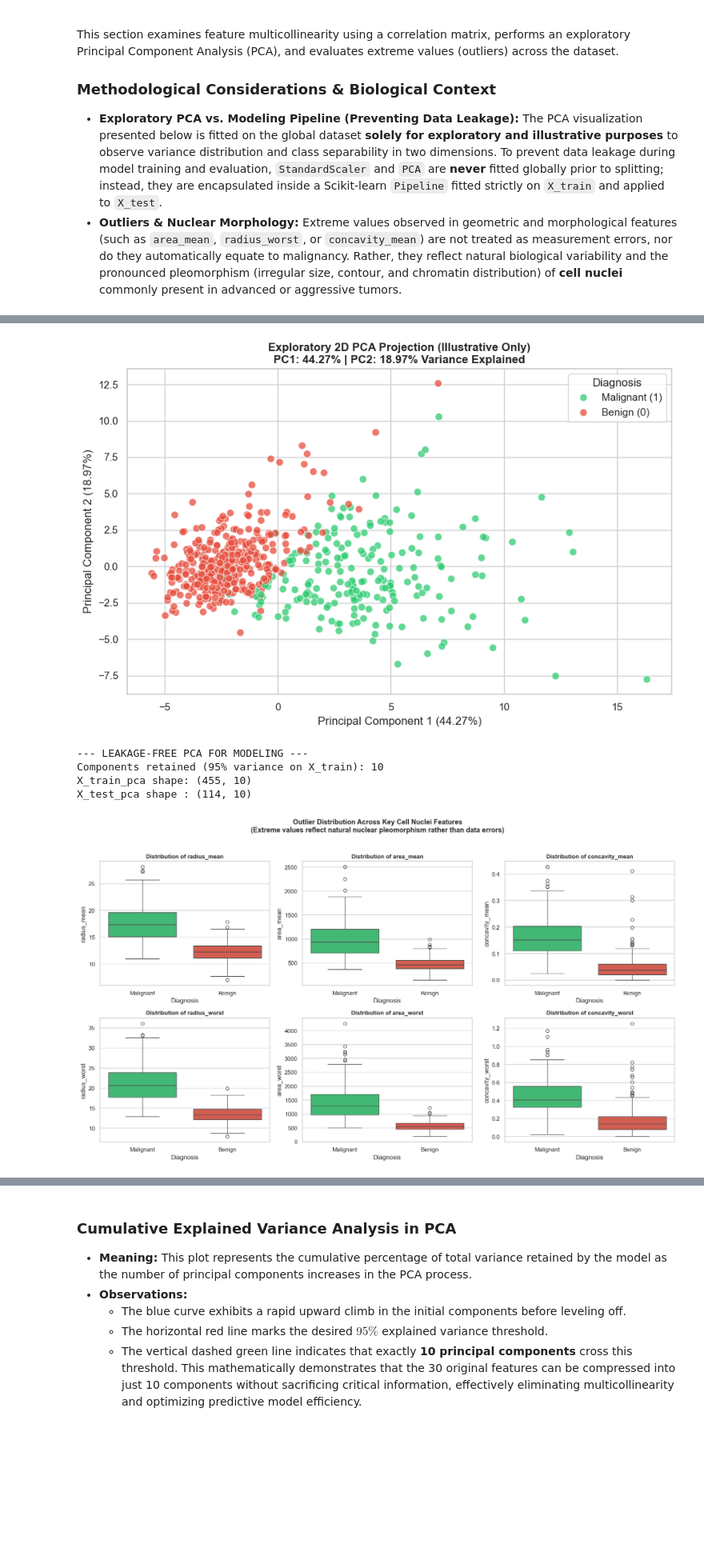
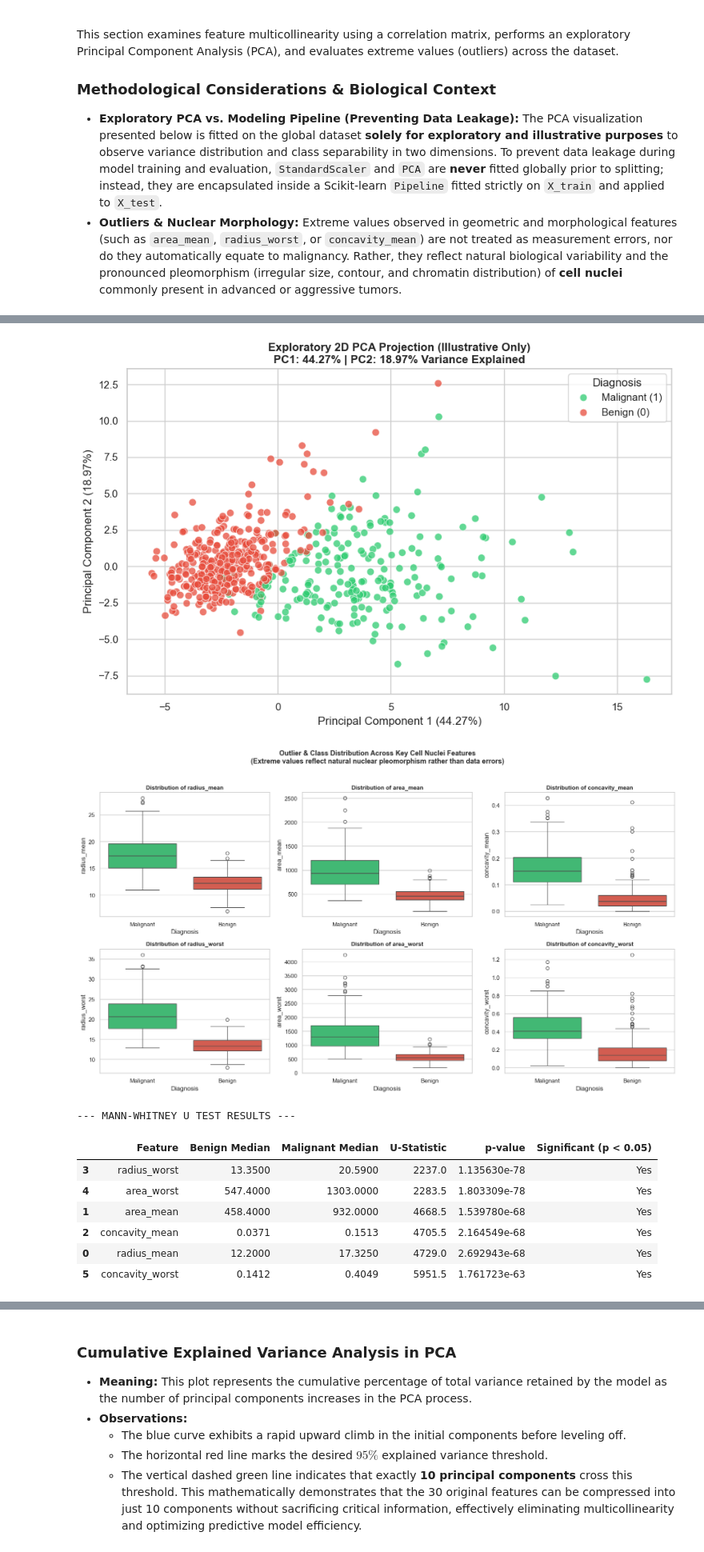
Before and after one commit to 2026739-Jose/CA1-Machine-Learning-Project, a Jupyter notebook: 2026739-Jose_CA1-Machine-Learning-Project_v3.ipynb, the cells around one changed output, grey strips where cells are left out. Shown at 80% size. Drawn from its saved outputs; the diff is of its cells as text; code cells hidden in the pictures; blank space fills up the shorter version.

```diff
--- a/2026739-Jose_CA1-Machine-Learning-Project_v3.ipynb
+++ b/2026739-Jose_CA1-Machine-Learning-Project_v3.ipynb
@@ -327,6 +238,7 @@ import seaborn as sns
 from sklearn.preprocessing import StandardScaler
 from sklearn.decomposition import PCA
 from sklearn.pipeline import Pipeline
+from scipy.stats import mannwhitneyu
 
 # ==========================================
 # 1. MULTICOLLINEARITY ANALYSIS (CORRELATION HEATMAP)
@@ -354,7 +266,7 @@ plt.show()
 # 2. EXPLORATORY PCA (ILLUSTRATIVE ONLY - NO DATA LEAKAGE)
 # ==========================================
 # Note: Fitted on global X strictly for 2D visual exploration.
-# For modeling, scaling and PCA are fitted exclusively on X_train inside a Pipeline.
+# For modeling, scaling and PCA are fitted exclusively on training folds inside a Pipeline.
 exploratory_pca_pipeline = Pipeline([
     ('scaler', StandardScaler()),
     ('pca', PCA(n_components=2, random_state=42))
@@ -392,61 +304,72 @@ plt.tight_layout()
 plt.show()
 
 # ==========================================
-# 3. STRICT TRAIN-ONLY PCA TRANSFORMATION (FOR MODELING)
-# ==========================================
-# Demonstrating proper fit on X_train and transform on X_test without leakage
-modeling_pca_pipeline = Pipeline([
-    ('scaler', StandardScaler()),
-    ('pca', PCA(n_components=0.95, random_state=42)) # Retains 95% variance on X_train
-])
-
-X_train_pca = modeling_pca_pipeline.fit_transform(X_train)
-X_test_pca = modeling_pca_pipeline.transform(X_test)
-
-print("--- LEAKAGE-FREE PCA FOR MODELING ---")
-print(f"Components retained (95% variance on X_train): {modeling_pca_pipeline.named_steps['pca'].n_components_}")
-print(f"X_train_pca shape: {X_train_pca.shape}")
-print(f"X_test_pca shape : {X_test_pca.shape}")
-
-# ==========================================
-# 4. OUTLIER ANALYSIS (CELL NUCLEI MORPHOLOGY)
+# 3. EXPLORATORY FEATURE-TARGET ANALYSIS (BOXPLOTS)
 # ==========================================
 key_nuclear_features = [
     'radius_mean', 'area_mean', 'concavity_mean',
     'radius_worst', 'area_worst', 'concavity_worst'
 ]
 
 fig, axes = plt.subplots(2, 3, figsize=(16, 9))
 axes = axes.flatten()
 
 for idx, feature in enumerate(key_nuclear_features):
     sns.boxplot(
         x=y.map({0: 'Benign', 1: 'Malignant'}),
         y=X[feature],
+        hue=y.map({0: 'Benign', 1: 'Malignant'}),
         ax=axes[idx],
-        palette=['#2ecc71', '#e74c3c']
+        palette=['#2ecc71', '#e74c3c'],
+        legend=False
     )
     axes[idx].set_title(f'Distribution of {feature}', fontsize=11, fontweight='bold')
     axes[idx].set_xlabel('Diagnosis')
     axes[idx].set_ylabel(feature)
 
 plt.suptitle(
-    'Outlier Distribution Across Key Cell Nuclei Features\n'
+    'Outlier & Class Distribution Across Key Cell Nuclei Features\n'
     '(Extreme values reflect natural nuclear pleomorphism rather than data errors)',
     fontsize=13,
     fontweight='bold',
     y=1.02
 )
 plt.tight_layout()
 plt.show()
+
+# ==========================================
+# 4. MANN-WHITNEY U TEST (STATISTICAL VALIDATION)
+# ==========================================
+# Non-parametric test comparing Benign (0) vs. Malignant (1) medians across key features
+mw_results = []
+for feature in key_nuclear_features:
+    benign_vals = X.loc[y == 0, feature]
+    malignant_vals = X.loc[y == 1, feature]
+    stat, p_val = mannwhitneyu(benign_vals, malignant_vals, alternative='two-sided')
+    mw_results.append({
+        'Feature': feature,
+        'Benign Median': round(benign_vals.median(), 4),
+        'Malignant Median': round(malignant_vals.median(), 4),
+        'U-Statistic': stat,
+        'p-value': p_val,
+        'Significant (p < 0.05)': 'Yes' if p_val < 0.05 else 'No'
+    })
+
+mw_df = pd.DataFrame(mw_results).sort_values(by='p-value')
+print("\n--- MANN-WHITNEY U TEST RESULTS ---")
+display(mw_df)
 # %% [output]
 [figure]
 [figure]
+[figure, new version]
---- LEAKAGE-FREE PCA FOR MODELING ---
-Components retained (95% variance on X_train): 10
-X_train_pca shape: (455, 10)
-X_test_pca shape : (114, 10)
+--- MANN-WHITNEY U TEST RESULTS ---
-[figure, old version]
+|  | Feature | Benign Median | Malignant Median | U-Statistic | p-value | Significant (p < 0.05) |
+| 3 | radius_worst | 13.3500 | 20.5900 | 2237.0 | 1.135630e-78 | Yes |
+| 4 | area_worst | 547.4000 | 1303.0000 | 2283.5 | 1.803309e-78 | Yes |
+| 1 | area_mean | 458.4000 | 932.0000 | 4668.5 | 1.539780e-68 | Yes |
+| 2 | concavity_mean | 0.0371 | 0.1513 | 4705.5 | 2.164549e-68 | Yes |
+| 0 | radius_mean | 12.2000 | 17.3250 | 4729.0 | 2.692943e-68 | Yes |
+| 5 | concavity_worst | 0.1412 | 0.4049 | 5951.5 | 1.761723e-63 | Yes |
 # %% [markdown]
 ### 3.1 Multicollinearity Analysis, Biological Basis, and Dimensionality Reduction (PCA)
 
```
Also changed, not shown: parts of 12 cells of this notebook, 1 other file.
